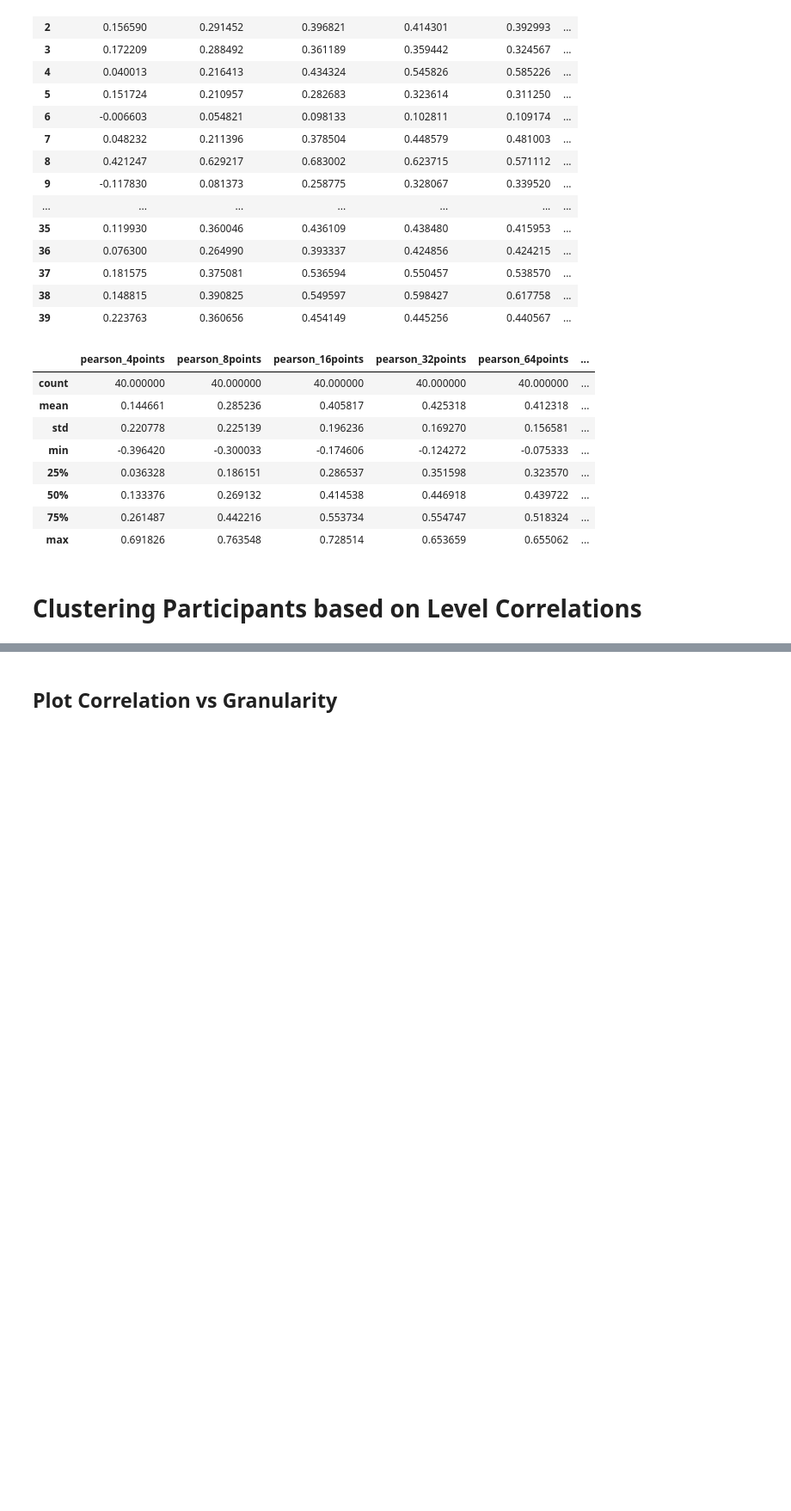
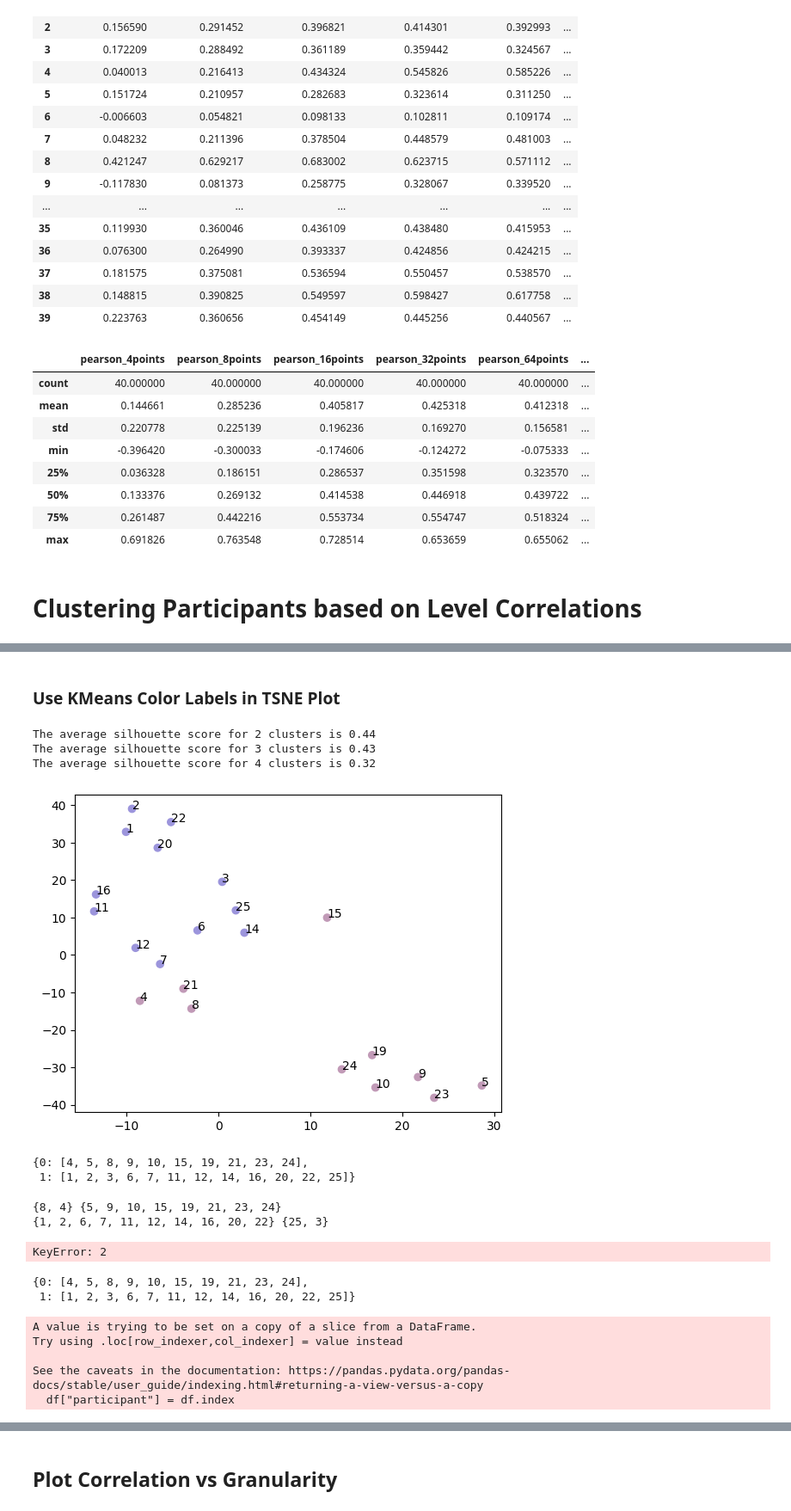
Before and after one commit to shenkev/segment-anything, a Jupyter notebook: analysis/cluster.ipynb, the cells around one changed output, grey strips where cells are left out. Shown at 86% size. Drawn from its saved outputs; the diff is of its cells as text; code cells hidden in the pictures; blank space fills up the shorter version.

```diff
--- a/analysis/cluster.ipynb
+++ b/analysis/cluster.ipynb
@@ -279,0 +263,15 @@ run_tsne(df.to_numpy(), labels=participants)
+# %% [markdown]
+### Use KMeans Color Labels in TSNE Plot
+# %%
+nclusters, cluster_arr, clusters = run_kmeans(df_no_outliers[['spearman_{}'.format(l) for l in levels]].to_numpy())
+run_tsne(df_no_outliers[['spearman_{}'.format(l) for l in levels]].to_numpy(), labels=participants, clusters=cluster_arr);
+# %% [output]
+The average silhouette score for 2 clusters is 0.44
+The average silhouette score for 3 clusters is 0.43
+The average silhouette score for 4 clusters is 0.32
+[figure, added]
+# %%
+clusters
+# %% [output]
+{0: [4, 5, 8, 9, 10, 15, 19, 21, 23, 24],
+ 1: [1, 2, 3, 6, 7, 11, 12, 14, 16, 20, 22, 25]}
@@ -279,0 +280,25 @@ run_tsne(df.to_numpy(), labels=participants)
+# %%
+print(set(clusters[0]).intersection(pp_clusters[0]), set(clusters[0]).intersection(pp_clusters[1]))
+print(set(clusters[1]).intersection(pp_clusters[0]), set(clusters[1]).intersection(pp_clusters[1]))
+print(set(clusters[2]).intersection(pp_clusters[0]), set(clusters[2]).intersection(pp_clusters[1]))
+# %% [output]
+{8, 4} {5, 9, 10, 15, 19, 21, 23, 24}
+{1, 2, 6, 7, 11, 12, 14, 16, 20, 22} {25, 3}
+KeyError: 2
+# %%
+clusters
+# %% [output]
+{0: [4, 5, 8, 9, 10, 15, 19, 21, 23, 24],
+ 1: [1, 2, 3, 6, 7, 11, 12, 14, 16, 20, 22, 25]}
+# %%
+df = correlations['rsivl'].iloc[[x-1 for x in participants]]
+df["participant"] = df.index
+pop1 = [3, 4, 6, 7, 8, 11, 12, 14, 15, 16, 21, 25]
+pop2 = [5, 9, 10, 19, 23, 24]
+pop3 = [1, 2, 20, 22]
+# %% [output]
+A value is trying to be set on a copy of a slice from a DataFrame.
+Try using .loc[row_indexer,col_indexer] = value instead
+
+See the caveats in the documentation: https://pandas.pydata.org/pandas-docs/stable/user_guide/indexing.html#returning-a-view-versus-a-copy
+  df["participant"] = df.index
```
Also changed, not shown: parts of 90 cells of this notebook, 1 other file.
